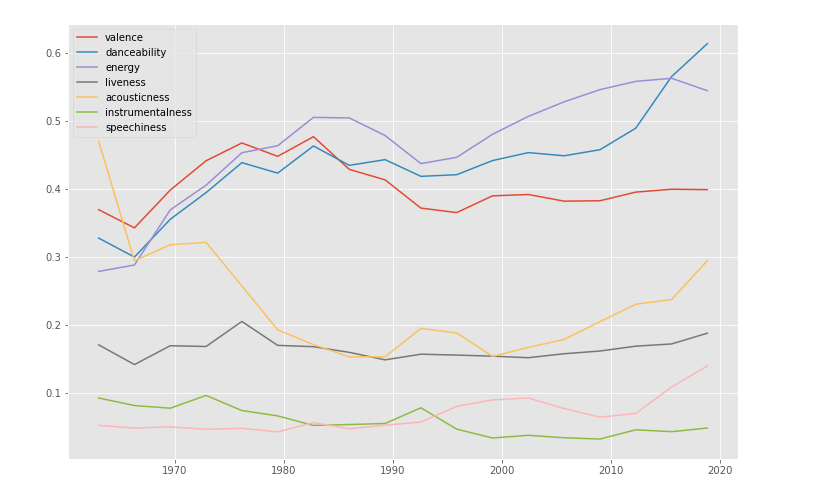
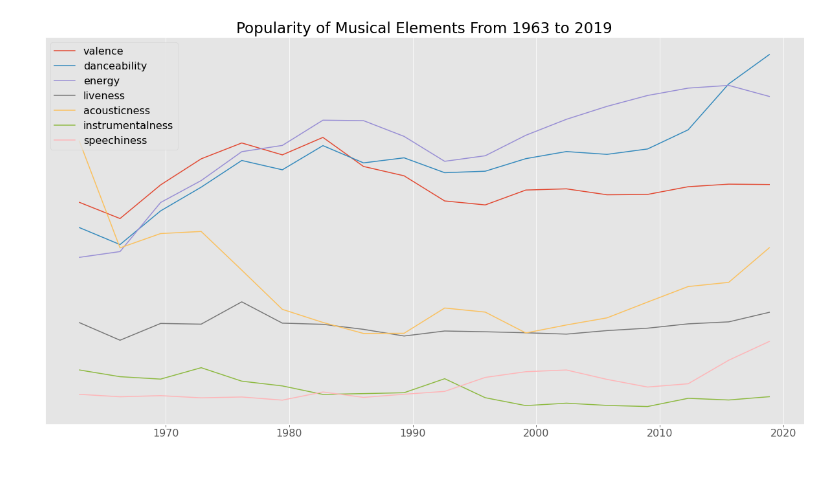
Before and after one commit to ZackMagnotti/tin-pan-data, a Jupyter notebook: vibe-analysis.ipynb, the cells around one changed output. Drawn from its saved outputs; the diff is of its cells as text; code cells hidden in the pictures; blank space fills up the shorter version.

Commit message:
making plots look nice

```diff
--- a/vibe-analysis.ipynb
+++ b/vibe-analysis.ipynb
@@ -39,8 +39,13 @@ resampled = parameter_ts.resample(pd.Timedelta(1200,'day')).mean()
-# %%
-fig, ax = plt.subplots(figsize=(12,8))
-for p in normal_parameters:
-    ax.plot(resampled.index, resampled[p])
-
-ax.legend(normal_parameters);
-# %% [output]
-[figure, removed]
+# %%
+# Resample timeseries by every 1200 days to smooth out noise
+resampled = parameter_ts.resample(pd.Timedelta(1200,'day')).mean()
+fig, ax = plt.subplots(figsize=(21, 11))
+for p in normal_parameters:
+    ax.plot(resampled.index, resampled[p])
+
+ax.set_title('Popularity of Musical Elements From 1963 to 2019')
+ax.set_ylabel('Popularity')
+ax.get_yaxis().set_visible(False)
+ax.legend(normal_parameters);
+# %% [output]
+[figure, added]
```
Also changed, not shown: parts of 2 cells of this notebook.
